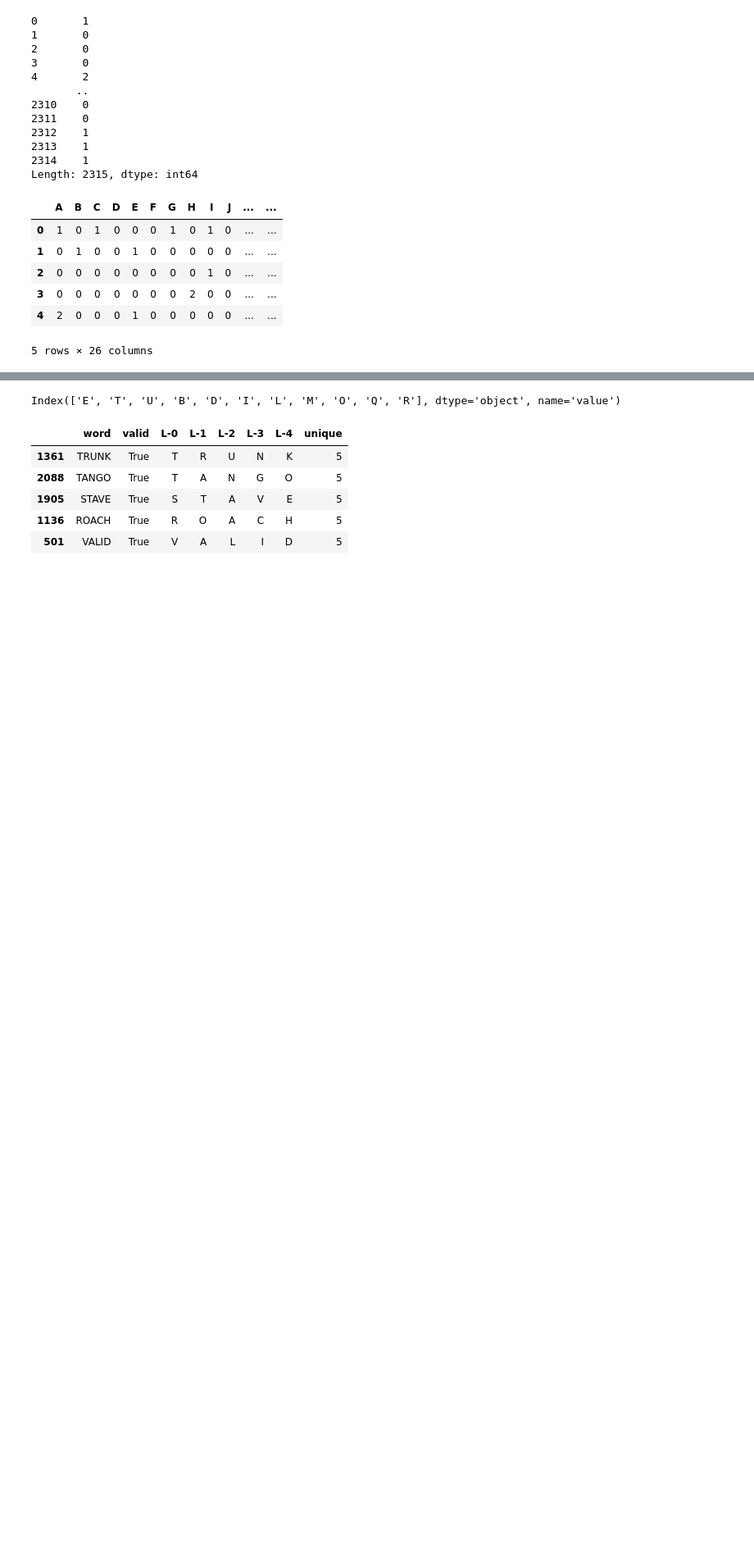
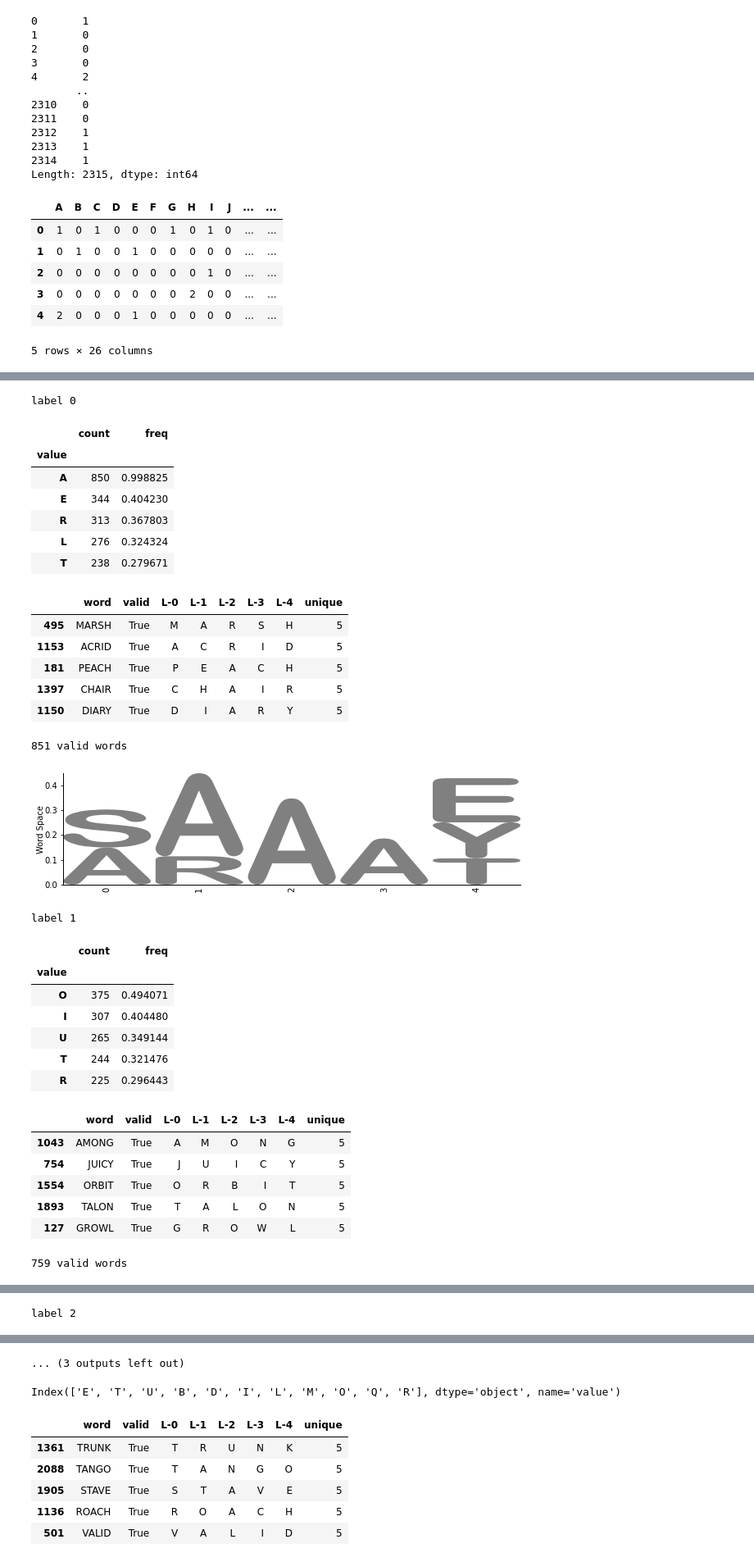
Before and after one commit to ACEnglish/wordlexp, a Jupyter notebook: Wordle.ipynb, the cells around one changed output, grey strips where cells are left out. Shown at 82% size. Cells and saved outputs as stored; diff of their text form; code cells hidden in the pictures; blank space fills up the shorter version.

```diff
--- a/Wordle.ipynb
+++ b/Wordle.ipynb
@@ -491,2 +136,0 @@ array([0.14291324, 0.08397182, 0.07859042, 0.06919211, 0.06730126])
-# %%
-view = principalDf[(principalDf['pc1'] >= 10) & (~principalDf['pc2'].between(-5,5)) & (~principalDf['pc3'].between(-5,5))]
@@ -497,0 +152,40 @@ view
+# %%
+for lab, d in principalDf.groupby(['label']):
+    print('label', lab)
+    view = all_words[all_words['word'].isin(d['word'])]
+    display(letter_summary(view).head())
+    display(view[(view['valid']) & (view['unique'] == 5)].sample(5))
+    print(len(view['valid']), 'valid words')
+    make_logo(view)
+# %% [output]
+label 0
+|  | count | freq |
+| value |  |  |
+| A | 850 | 0.998825 |
+| E | 344 | 0.404230 |
+| R | 313 | 0.367803 |
+| L | 276 | 0.324324 |
+| T | 238 | 0.279671 |
+|  | word | valid | L-0 | L-1 | L-2 | L-3 | L-4 | unique |
+| 495 | MARSH | True | M | A | R | S | H | 5 |
+| 1153 | ACRID | True | A | C | R | I | D | 5 |
+| 181 | PEACH | True | P | E | A | C | H | 5 |
+| 1397 | CHAIR | True | C | H | A | I | R | 5 |
+| 1150 | DIARY | True | D | I | A | R | Y | 5 |
+851 valid words
+[figure, added]
+label 1
+|  | count | freq |
+| value |  |  |
+| O | 375 | 0.494071 |
+| I | 307 | 0.404480 |
+| U | 265 | 0.349144 |
+| T | 244 | 0.321476 |
+| R | 225 | 0.296443 |
+|  | word | valid | L-0 | L-1 | L-2 | L-3 | L-4 | unique |
+| 1043 | AMONG | True | A | M | O | N | G | 5 |
+| 754 | JUICY | True | J | U | I | C | Y | 5 |
+| 1554 | ORBIT | True | O | R | B | I | T | 5 |
+| 1893 | TALON | True | T | A | L | O | N | 5 |
+| 127 | GROWL | True | G | R | O | W | L | 5 |
+759 valid words
@@ -497,0 +193 @@ view
+label 2
@@ -498,3 +201,4 @@ view
+... (3 outputs left out)
 # %%
 power = letter_summary(all_words[all_words['valid'] & (all_words[letter_cols].isin(view['word'])).any(axis=1) ])
 # %%
```
Also changed, not shown: parts of 13 cells of this notebook, 1 other file.
